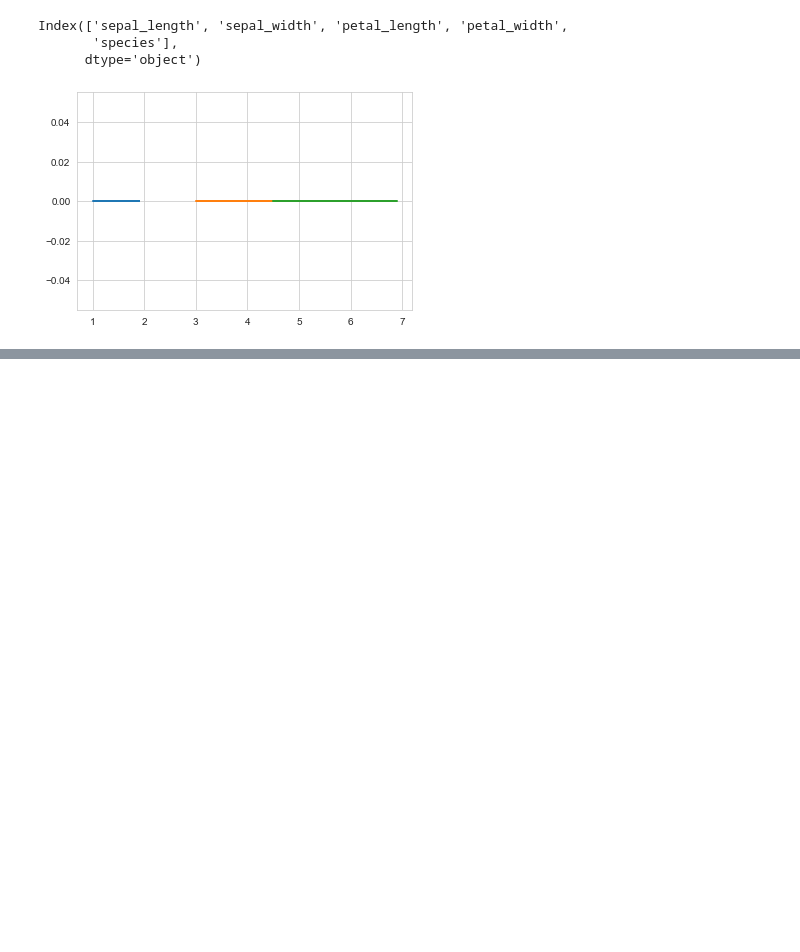
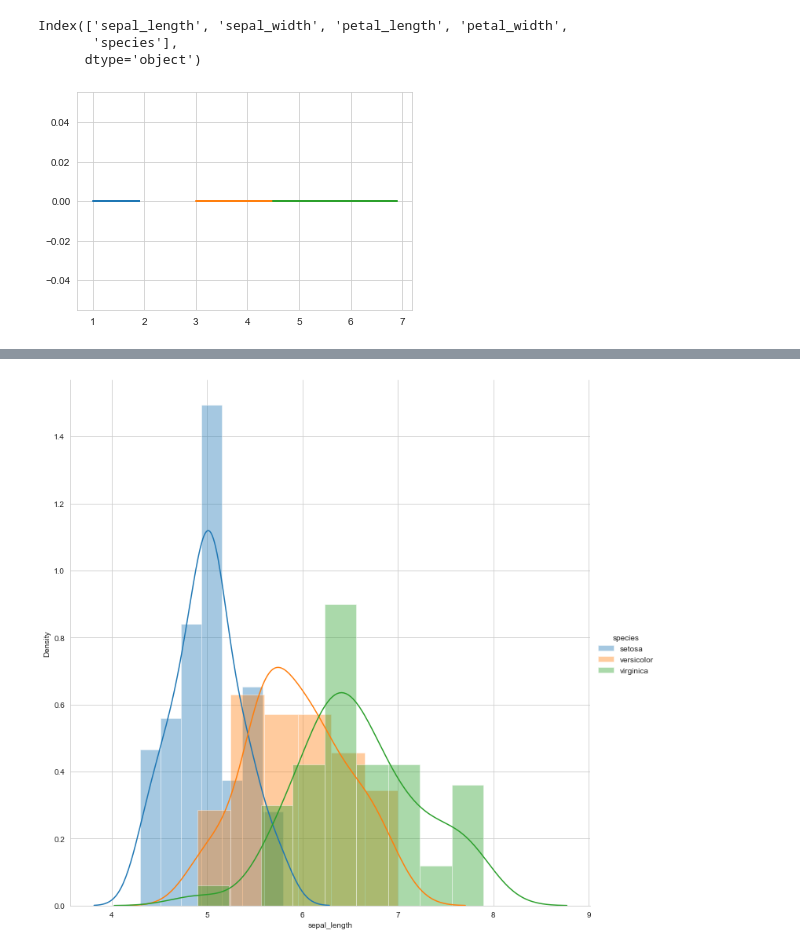
Before and after one commit to Piyush-Choudhary3757/AppliedAI-Machine-Learning-Online-Course, a Jupyter notebook: Module 2_ Data Science_ Exploratory Data Analysis and Data Visualization/1. Plotting for exploratory data analysis (EDA)/MY_XP.ipynb, the cells around one changed output, grey strips where cells are left out. Cells and saved outputs as stored; diff of their text form; code cells hidden in the pictures; blank space fills up the shorter version.

```diff
--- a/Module 2_ Data Science_ Exploratory Data Analysis and Data Visualization/1. Plotting for exploratory data analysis (EDA)/MY_XP.ipynb
+++ b/Module 2_ Data Science_ Exploratory Data Analysis and Data Visualization/1. Plotting for exploratory data analysis (EDA)/MY_XP.ipynb
@@ -110,0 +119,6 @@ plt.show();
+# %%
+sns.FacetGrid(iris,hue ="species",size=10) \
+    .map(sns.distplot,"sepal_length")\
+    .add_legend();
+# %% [output]
+[figure, added]
```
Also changed, not shown: parts of 11 cells of this notebook.
